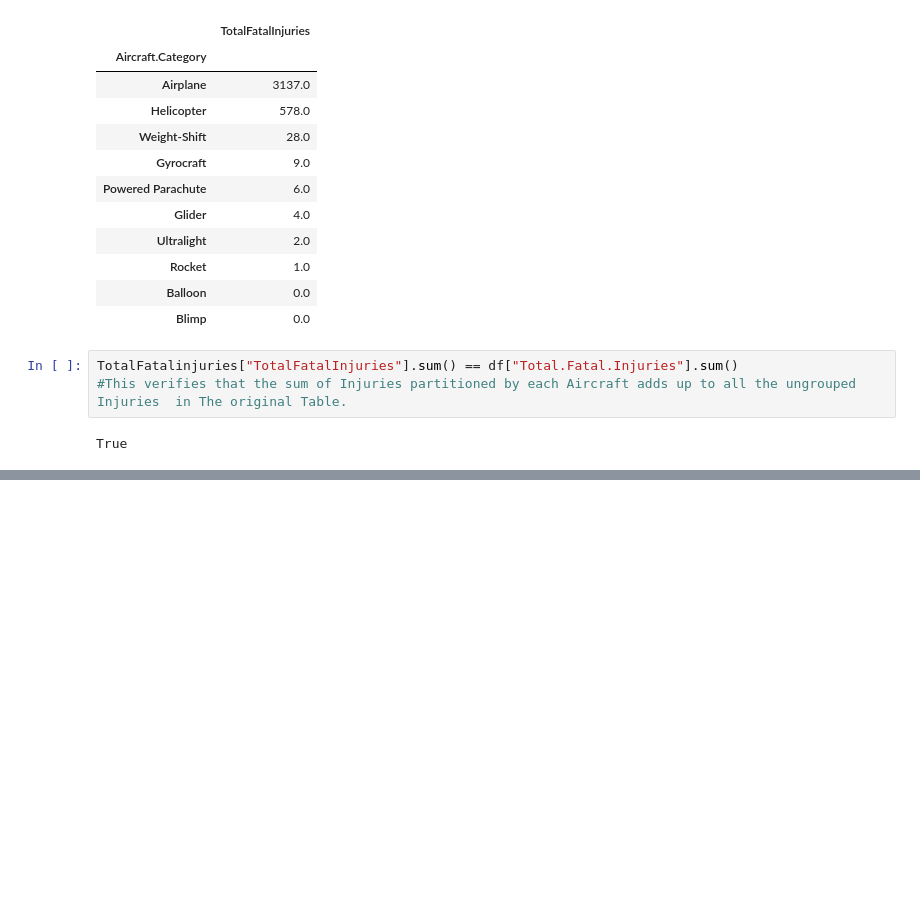
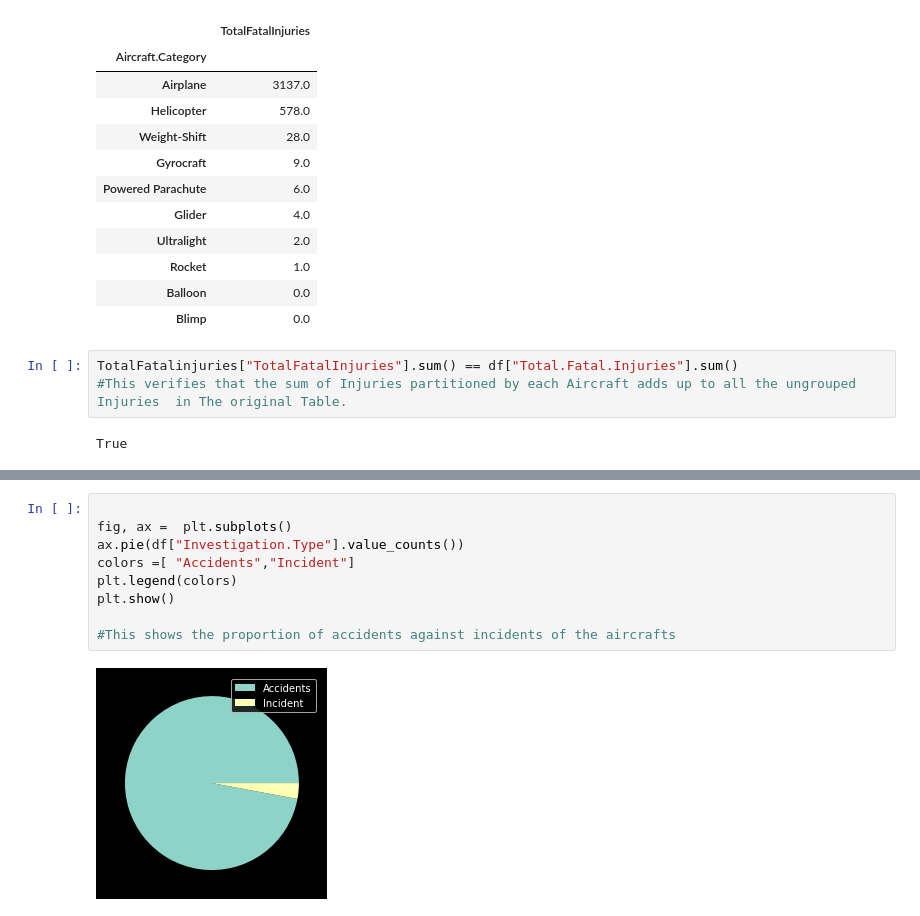
Before and after one commit to Berothely/git_practice, a Jupyter notebook: MinRisk.ipynb, the cells around one changed output, grey strips where cells are left out. Cells and saved outputs as stored; diff of their text form; blank space fills up the shorter version.

```diff
--- a/MinRisk.ipynb
+++ b/MinRisk.ipynb
@@ -173,0 +232,11 @@ True
+# %%
+
+fig, ax =  plt.subplots()
+ax.pie(df["Investigation.Type"].value_counts())
+colors =[ "Accidents","Incident"]
+plt.legend(colors)
+plt.show()
+
+#This shows the proportion of accidents against incidents of the aircrafts
+# %% [output]
+[figure, added]
```
Also changed, not shown: parts of 22 cells of this notebook.
